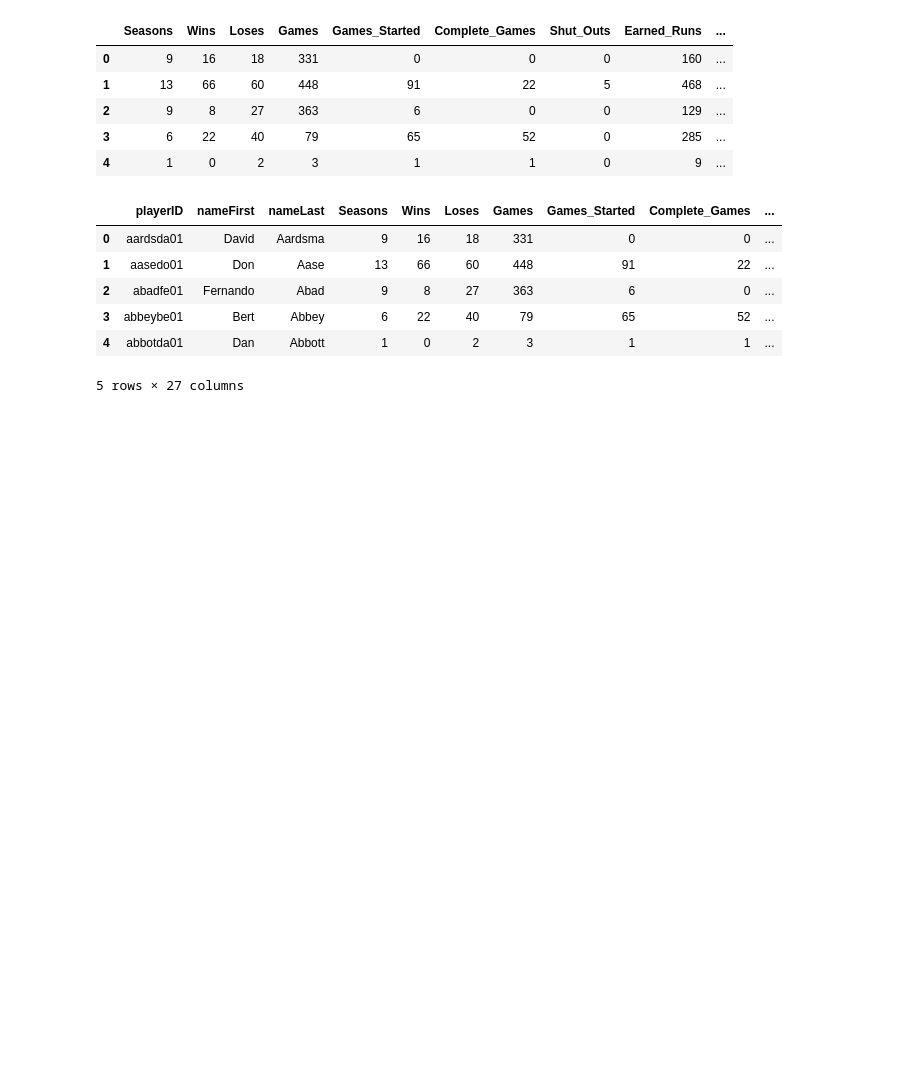
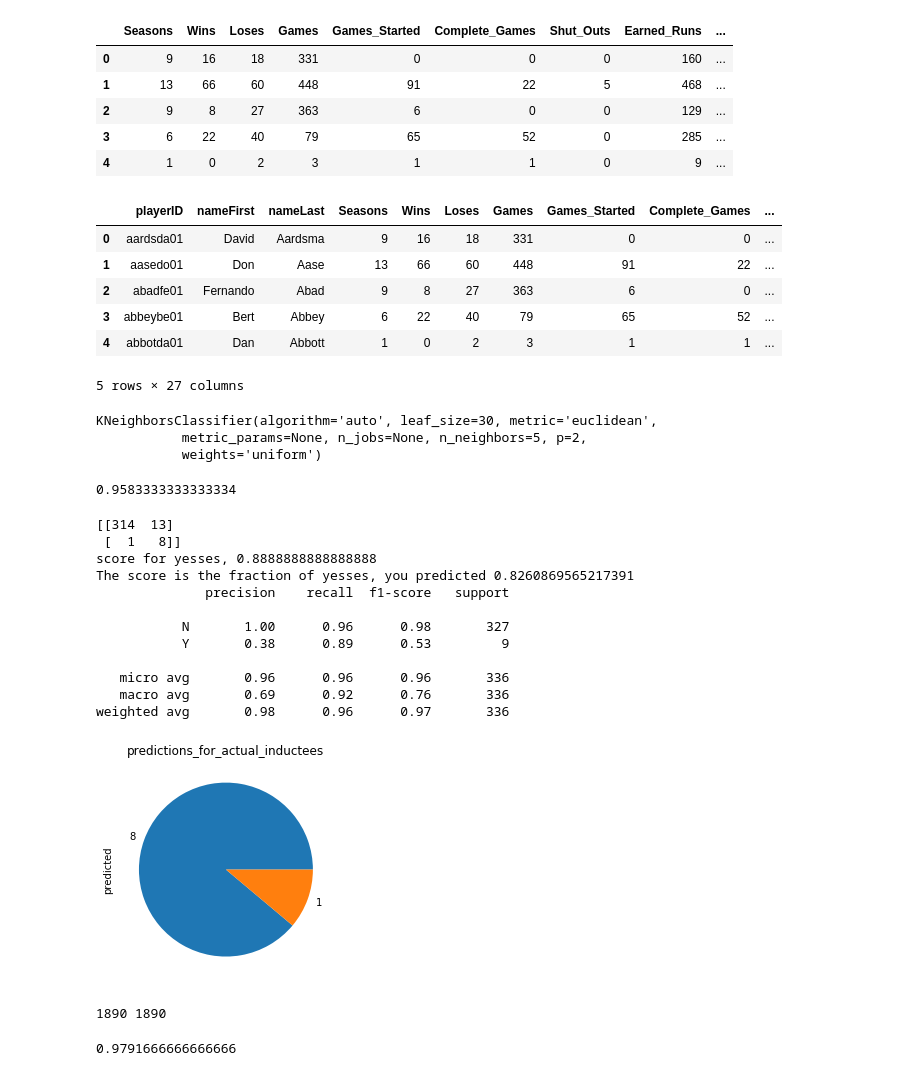
Before and after one commit to cmarche2ti/mlb-hall-of-fame, a Jupyter notebook: pitchers_ml_imbalanced.ipynb, the cells around one changed output. Cells and saved outputs as stored; diff of their text form; code cells hidden in the pictures; blank space fills up the shorter version.

```diff
--- a/pitchers_ml_imbalanced.ipynb
+++ b/pitchers_ml_imbalanced.ipynb
@@ -216,0 +225,7 @@ pitchers_predict_df.to_csv('Data/pitchers_predicted.csv', index=False)
+# %%
+knn = KNeighborsClassifier(n_neighbors=5, metric='euclidean')
+knn.fit(X_train_scaled, y_train)
+# %% [output]
+KNeighborsClassifier(algorithm='auto', leaf_size=30, metric='euclidean',
+           metric_params=None, n_jobs=None, n_neighbors=5, p=2,
+           weights='uniform')
@@ -216,0 +236,63 @@ pitchers_predict_df.to_csv('Data/pitchers_predicted.csv', index=False)
+# %%
+ada = ADASYN()
+X_ada, y_ada = ada.fit_sample(X_train_scaled,y_train)
+# %%
+clf_ada = BalancedRandomForestClassifier(random_state=0)
+clf_ada = clf.fit(X_ada, y_ada)
+clf.score(X_test_scaled, y_test)
+# %% [output]
+0.9583333333333334
+# %%
+y_predicted_ada = clf_ada.predict(X_test_scaled)
+# from sklearn.metrics import confusion_matrix
+print(confusion_matrix(y_test, y_predicted_ada))
+
+predictions_df = pd.concat([pd.DataFrame(X_test_scaled),
+#                            .copy().assign(
+                           pd.DataFrame(dict(
+    predicted= y_predicted_ada,
+    actual=y_test
+)).reset_index(drop=True)
+                           ], axis=1)
+# pd.Series(y_test).value_counts()#[:20]
+actual_inductees = predictions_df.loc[predictions_df.actual=='Y']
+predictions_for_actual_inductees = actual_inductees.predicted.value_counts()
+predictions_for_actual_inductees.plot(kind='pie', title='predictions_for_actual_inductees', labels=predictions_for_actual_inductees.values)
+
+print(f"score for yesses, {clf.score(actual_inductees.drop(['predicted', 'actual'],axis=1),actual_inductees .actual)}")
+print('The score is the fraction of yesses, you predicted',  19/(4+19))
+
+# from sklearn.metrics import classification_report
+print(classification_report(y_test, y_predicted_ada)) #actual_inductees.values.reshape(-1), predictions_for_actual_inductees)
+# print(y_predicted.shape)
+# print(y_test.shape)
+# %% [output]
+[[314  13]
+ [  1   8]]
+score for yesses, 0.8888888888888888
+The score is the fraction of yesses, you predicted 0.8260869565217391
+              precision    recall  f1-score   support
+
+           N       1.00      0.96      0.98       327
+           Y       0.38      0.89      0.53         9
+
+   micro avg       0.96      0.96      0.96       336
+   macro avg       0.69      0.92      0.76       336
+weighted avg       0.98      0.96      0.97       336
+[figure, added]
+# %%
+from imblearn.combine import SMOTETomek
+smote_tomek = SMOTETomek(random_state=0)
+X_resampled, y_resampled = smote_tomek.fit_resample(X_train_scaled,y_train)
+model_smote_tomek = XGBClassifier(scale_pos_weight=1)
+model_smote_tomek.fit(X_resampled, y_resampled)
+y_pred_smote_tomek = model_smote_tomek.predict(X_train_scaled)
+# accuracy = accuracy_score(y_test, y_pred)
+# print("Accuracy: %.2f%%" % (accuracy * 100.0))
+print(len(X_resampled), len(y_resampled))
+# %% [output]
+1890 1890
+# %%
+model.score(X_test_scaled, y_test)
+# %% [output]
+0.9791666666666666
```
Also changed, not shown: parts of 7 cells of this notebook, 10 other files.
